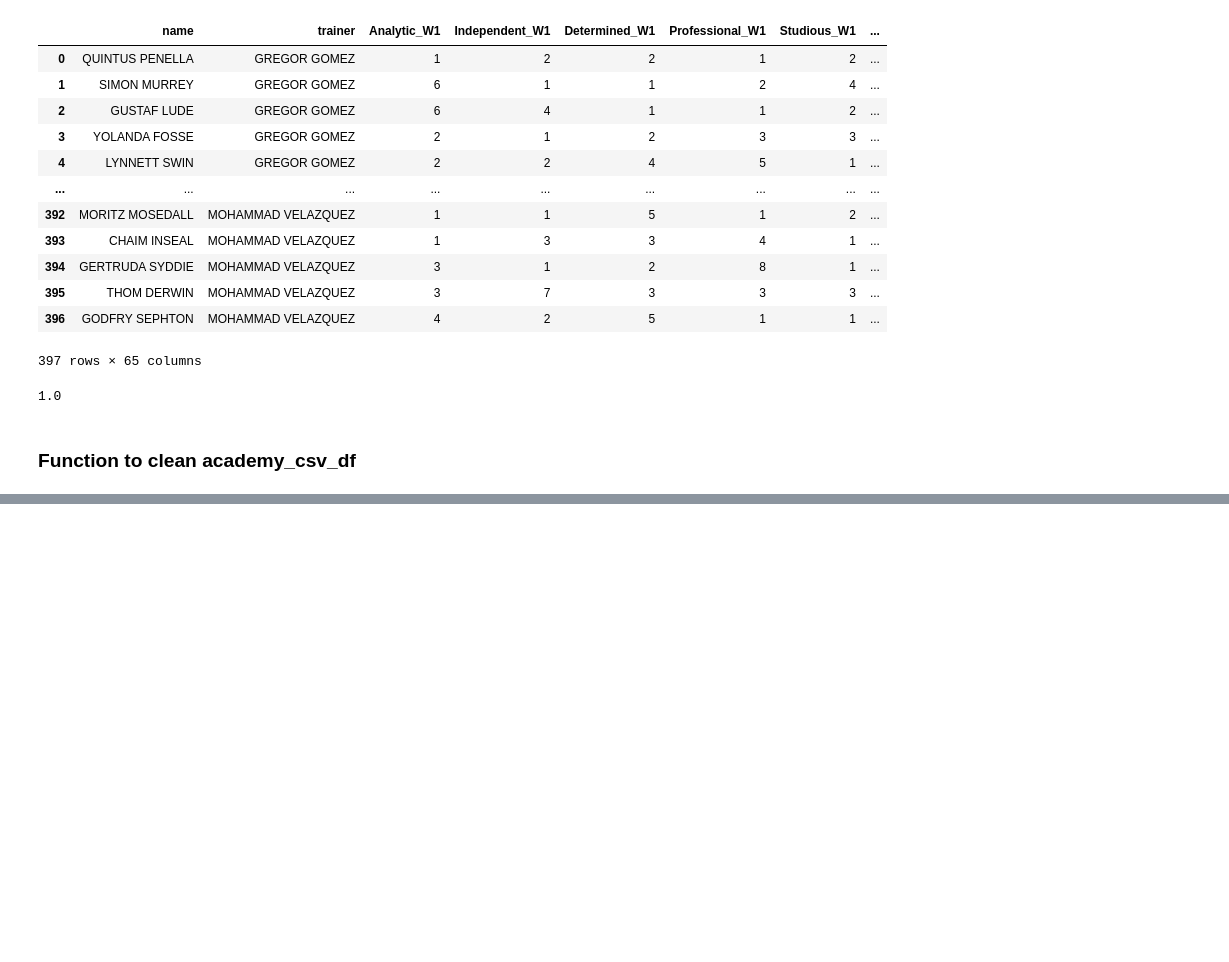
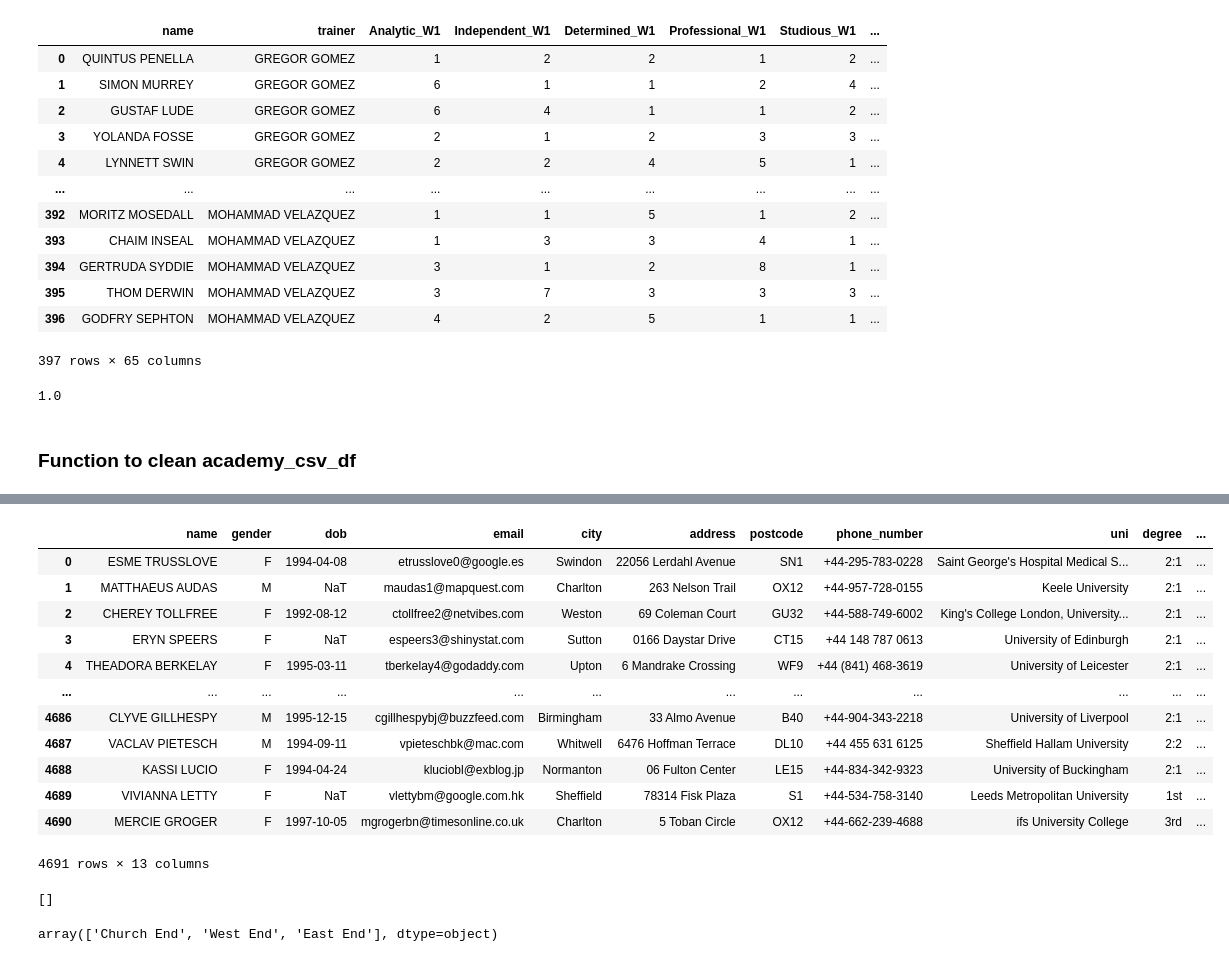
Before and after one commit to fyawil/etl_json_csv_txt_to_SQL_db, a Jupyter notebook: cleaning_dfs_exploration.ipynb, the cells around one changed output, grey strips where cells are left out. Drawn from its saved outputs; the diff is of its cells as text; code cells hidden in the pictures; blank space fills up the shorter version.

```diff
--- a/cleaning_dfs_exploration.ipynb
+++ b/cleaning_dfs_exploration.ipynb
@@ -189,0 +247,44 @@ def clean_academy_csvs_df(df):
+# %%
+talent_csvs_df['gender'] = talent_csvs_df['gender'].str[0]
+# %%
+talent_csvs_df['dob'] = pd.to_datetime(talent_csvs_df['dob'], format='mixed')
+
+talent_csvs_df
+# %% [output]
+|  | name | gender | dob | email | city | address | postcode | phone_number | uni | degree | ... |
+| 0 | ESME TRUSSLOVE | F | 1994-04-08 | etrusslove0@google.es | Swindon | 22056 Lerdahl Avenue | SN1 | +44-295-783-0228 | Saint George's Hospital Medical S... | 2:1 | ... |
+| 1 | MATTHAEUS AUDAS | M | NaT | maudas1@mapquest.com | Charlton | 263 Nelson Trail | OX12 | +44-957-728-0155 | Keele University | 2:1 | ... |
+| 2 | CHEREY TOLLFREE | F | 1992-08-12 | ctollfree2@netvibes.com | Weston | 69 Coleman Court | GU32 | +44-588-749-6002 | King's College London, University... | 2:1 | ... |
+| 3 | ERYN SPEERS | F | NaT | espeers3@shinystat.com | Sutton | 0166 Daystar Drive | CT15 | +44 148 787 0613 | University of Edinburgh | 2:1 | ... |
+| 4 | THEADORA BERKELAY | F | 1995-03-11 | tberkelay4@godaddy.com | Upton | 6 Mandrake Crossing | WF9 | +44 (841) 468-3619 | University of Leicester | 2:1 | ... |
+| ... | ... | ... | ... | ... | ... | ... | ... | ... | ... | ... | ... |
+| 4686 | CLYVE GILLHESPY | M | 1995-12-15 | cgillhespybj@buzzfeed.com | Birmingham | 33 Almo Avenue | B40 | +44-904-343-2218 | University of Liverpool | 2:1 | ... |
+| 4687 | VACLAV PIETESCH | M | 1994-09-11 | vpieteschbk@mac.com | Whitwell | 6476 Hoffman Terrace | DL10 | +44 455 631 6125 | Sheffield Hallam University | 2:2 | ... |
+| 4688 | KASSI LUCIO | F | 1994-04-24 | kluciobl@exblog.jp | Normanton | 06 Fulton Center | LE15 | +44-834-342-9323 | University of Buckingham | 2:1 | ... |
+| 4689 | VIVIANNA LETTY | F | NaT | vlettybm@google.com.hk | Sheffield | 78314 Fisk Plaza | S1 | +44-534-758-3140 | Leeds Metropolitan University | 1st | ... |
+| 4690 | MERCIE GROGER | F | 1997-10-05 | mgrogerbn@timesonline.co.uk | Charlton | 5 Toban Circle | OX12 | +44-662-239-4688 | ifs University College | 3rd | ... |
+4691 rows × 13 columns
+# %%
+# Checking for invalid emails
+
+import re
+
+email_pattern = r'^[\w\.-]+@[\w\.-]+\.\w+$'
+
+def is_valid_email(email):
+    if re.match(email_pattern, email):
+        return True
+    return False
+
+emails = list(talent_csvs_df['email'])
+emails = [x for x in emails if not isinstance(x, float)]
+
+invalid_emails = []
+
+for email in emails:
+    if is_valid_email(email) == False:
+        invalid_emails.append(email)
+
+invalid_emails
+# %% [output]
+[]
@@ -189,0 +295,4 @@ def clean_academy_csvs_df(df):
+# %%
+talent_csvs_df[talent_csvs_df['city'].str.contains(r'\s', na=False, regex=True)]['city'].unique()
+# %% [output]
+array(['Church End', 'West End', 'East End'], dtype=object)
```
Also changed, not shown: parts of 19 cells of this notebook, 1 other file.
